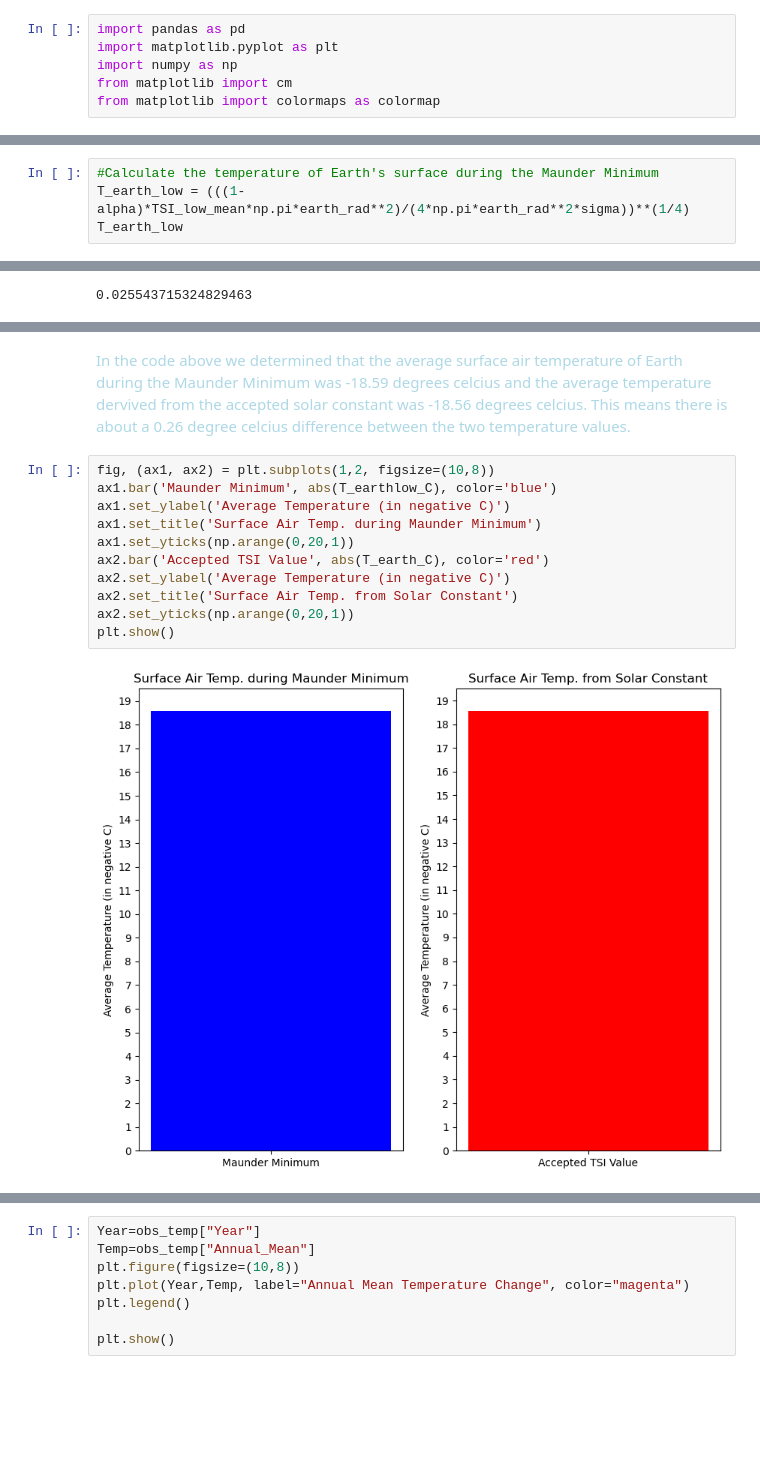
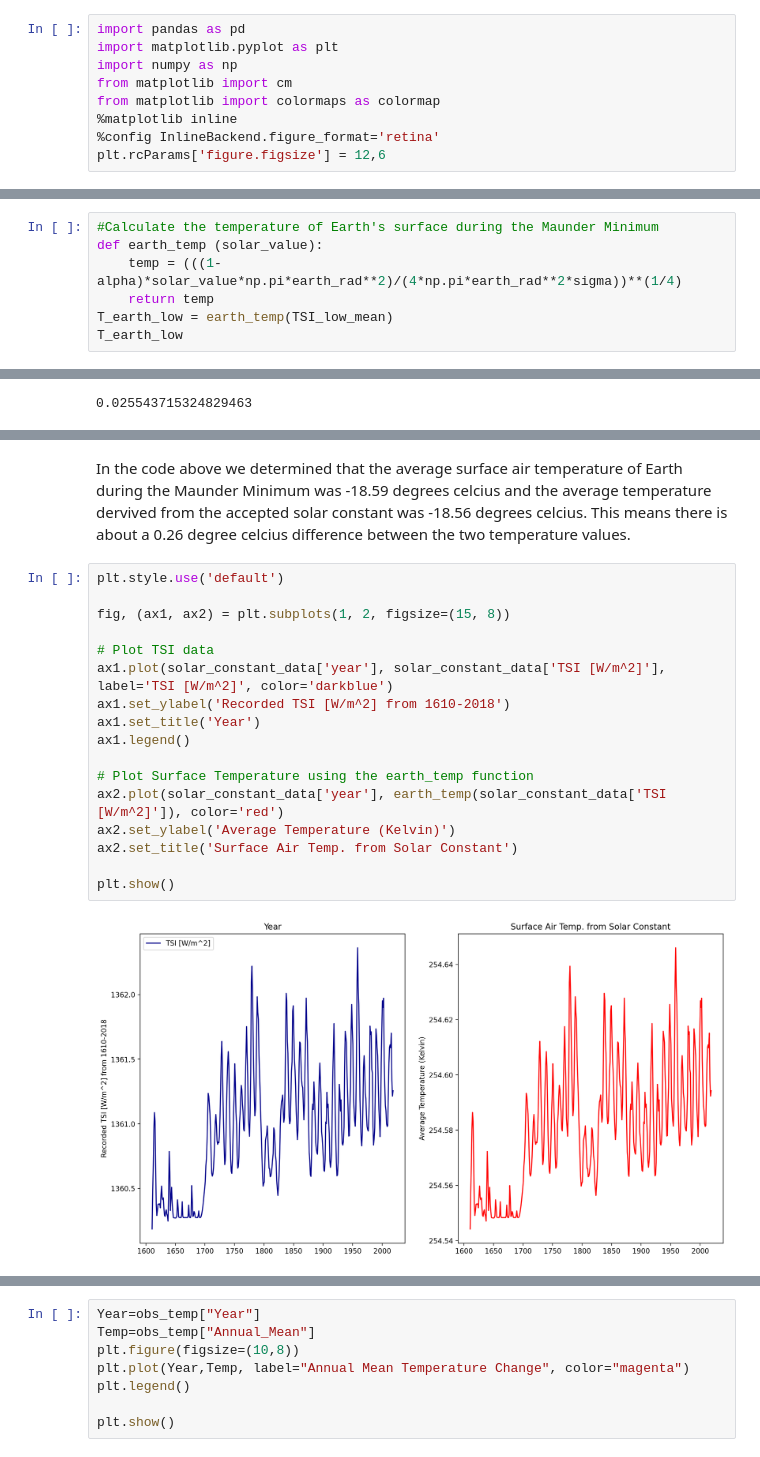
Before and after one commit to ees-climate-2025/project1_rexrode, a Jupyter notebook: notebooks/Project1.ipynb, the cells around one changed output, grey strips where cells are left out. Saved outputs shown, nothing was run; the diff lists cells and outputs as text; blank space fills up the shorter version.

```diff
--- a/notebooks/Project1.ipynb
+++ b/notebooks/Project1.ipynb
@@ -16,6 +16,9 @@ import matplotlib.pyplot as plt
 import numpy as np
 from matplotlib import cm
 from matplotlib import colormaps as colormap
+%matplotlib inline
+%config InlineBackend.figure_format='retina'
+plt.rcParams['figure.figsize'] = 12,6
 # %%
 ees_climate_dir = 'C:/Users/TU_Climate24_Student/Desktop/ees_climate/'
 solar_constant_data = pd.read_csv("https://spot.colorado.edu/~koppg/TSI/Historical_TSI_Reconstruction.txt", skiprows=6, sep=' ').rename(columns={';':'year','Year':'NaN', 'Unnamed: 2':'NaN2', 'Unnamed: 3':'NaN3','TSI':'NaN4', '[W/m^2]':'TSI [W/m^2]'})
@@ -75,7 +80,10 @@ T_sun =  5778                     # Sun's average surface temperature in Kelvin
 alpha= 0.3                        #Earth's albedo
 # %%
 #Calculate the temperature of Earth's surface during the Maunder Minimum
-T_earth_low = (((1-alpha)*TSI_low_mean*np.pi*earth_rad**2)/(4*np.pi*earth_rad**2*sigma))**(1/4)
+def earth_temp (solar_value):
+    temp = (((1-alpha)*solar_value*np.pi*earth_rad**2)/(4*np.pi*earth_rad**2*sigma))**(1/4)
+    return temp
+T_earth_low = earth_temp(TSI_low_mean)
 T_earth_low
 # %% [output]
 254.5558824139783
@@ -110,18 +121,24 @@ Maunder_temps_std
 # %% [output]
 0.01217589150794594
 # %% [markdown]
-<font color=lightblue> In the code above we determined that the average surface air temperature of Earth during the Maunder Minimum was -18.59 degrees celcius and the average temperature dervived from the accepted solar constant was -18.56 degrees celcius. This means there is about a 0.26 degree celcius difference between the two temperature values.
+In the code above we determined that the average surface air temperature of Earth during the Maunder Minimum was -18.59 degrees celcius and the average temperature dervived from the accepted solar constant was -18.56 degrees celcius. This means there is about a 0.26 degree celcius difference between the two temperature values.
 # %%
-fig, (ax1, ax2) = plt.subplots(1,2, figsize=(10,8))
-ax1.bar('Maunder Minimum', abs(T_earthlow_C), color='blue')
-ax1.set_ylabel('Average Temperature (in negative C)')
-ax1.set_title('Surface Air Temp. during Maunder Minimum')
-ax1.set_yticks(np.arange(0,20,1))
-ax2.bar('Accepted TSI Value', abs(T_earth_C), color='red')
-ax2.set_ylabel('Average Temperature (in negative C)')
+plt.style.use('default')
+
+fig, (ax1, ax2) = plt.subplots(1, 2, figsize=(15, 8))
+
+# Plot TSI data
+ax1.plot(solar_constant_data['year'], solar_constant_data['TSI [W/m^2]'], label='TSI [W/m^2]', color='darkblue')
+ax1.set_ylabel('Recorded TSI [W/m^2] from 1610-2018')
+ax1.set_title('Year')
+ax1.legend()
+
+# Plot Surface Temperature using the earth_temp function
+ax2.plot(solar_constant_data['year'], earth_temp(solar_constant_data['TSI [W/m^2]']), color='red')
+ax2.set_ylabel('Average Temperature (Kelvin)')
 ax2.set_title('Surface Air Temp. from Solar Constant')
-ax2.set_yticks(np.arange(0,20,1))
+
 plt.show()
 # %% [output]
-[figure, old version]
+[figure, new version]
 # %% [markdown]
```
Also changed, not shown: parts of 27 cells of this notebook.
